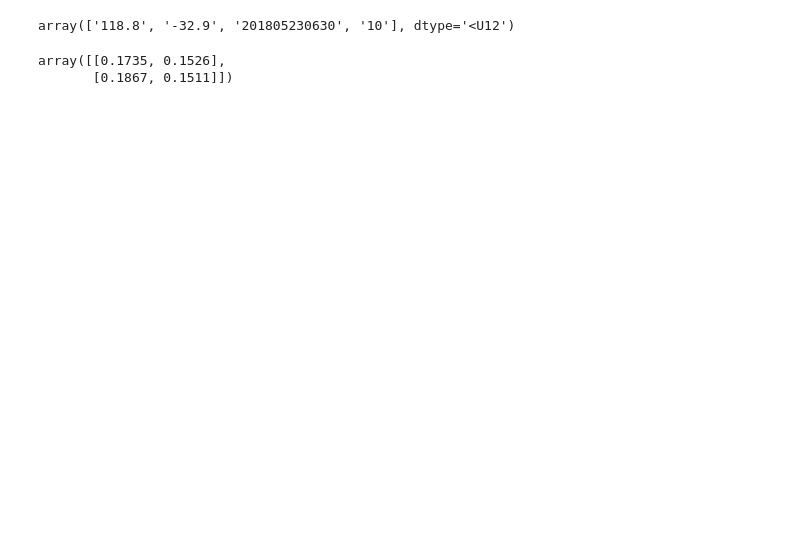
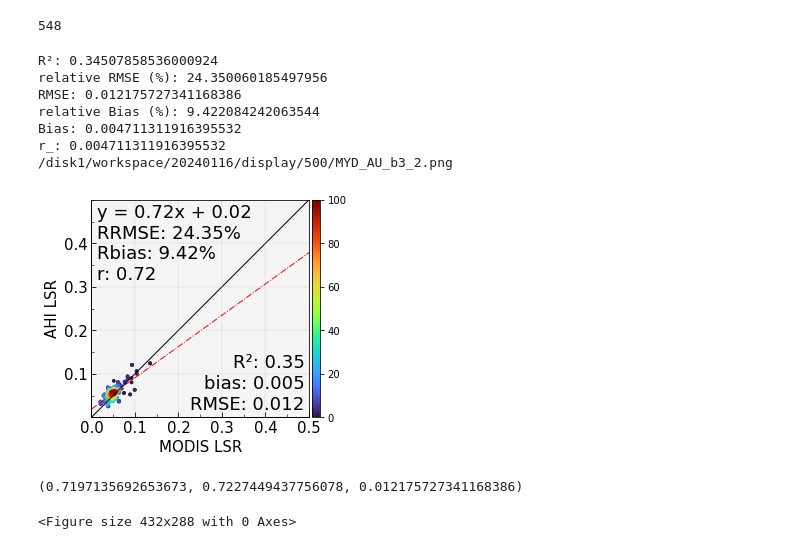
Before and after one commit to Bosh0113/MISR_AHI, a Jupyter notebook: AHI-MODIS_Inter-com_case/102_MYD_RAA_Scatter_plot.ipynb, the cells around one changed output. Drawn from its saved outputs; the diff is of its cells as text; code cells hidden in the pictures; blank space fills up the shorter version.

```diff
--- a/AHI-MODIS_Inter-com_case/102_MYD_RAA_Scatter_plot.ipynb
+++ b/AHI-MODIS_Inter-com_case/102_MYD_RAA_Scatter_plot.ipynb
@@ -59,17 +59,35 @@ def is_clearsky_record_ex(matched_info_item):
 
     cm_lon_idx = int((lon-85.)/cloudmask_res)
     cm_lat_idx = int((60.-lat)/cloudmask_res)
-    cm_roi_ex = cloudmask[cm_lat_idx-2:cm_lat_idx+2,cm_lon_idx-2:cm_lon_idx+2]
+    cm_ex = 2
+#     cm_ex = 3
+    cm_roi_ex = cloudmask[cm_lat_idx-cm_ex:cm_lat_idx+cm_ex,cm_lon_idx-cm_ex:cm_lon_idx+cm_ex]
     is_clearsky = cm_roi_ex.min()
 
     return is_clearsky
 # %%
-def read_modis_roi(lon_ex, lat_ex, modis_tif_file):
+def read_modis_roi(lon_ex, lat_ex, modis_tif_file, qa_tif_file=''):
     modis_ds = xarray.open_rasterio(modis_tif_file)[0]
     roi_ds = modis_ds.interp(x=lon_ex, y=lat_ex, method="nearest", kwargs={"fill_value": "extrapolate"}) # linear
     ref_dn = numpy.array(roi_ds.values)*1.
     ref_dn[ref_dn==-28672]=numpy.NaN
     ref_v = ref_dn*0.0001
+
+    # QA
+    if qa_tif_file != '':
+        qa_ds = xarray.open_rasterio(qa_tif_file)[0]
+        roi_qa_ds = qa_ds.interp(x=lon_ex, y=lat_ex, method="nearest", kwargs={"fill_value": "extrapolate"})
+        qs_array = numpy.array(roi_qa_ds.values)*1.
+        ref_qa = ref_v*0
+        for j in range(len(ref_v)):
+            for i in range(len(ref_v[0])):
+                if qs_array[i][j] != 65535:
+                    qs_v = bin(int(qs_array[i][j]))[2:].zfill(16)[::-1][0:3]
+                    if qs_v == '000':
+                        ref_qa[i][j]=1
+        ref_qa[ref_qa==0]=numpy.NaN
+        ref_v = ref_v*ref_qa
+
     return ref_v
 
 
@@ -79,6 +97,4 @@ def ahi_sr2modis_sr(ahi_sr_array, AHI2MODIS_para):
     offset_array = numpy.ones_like(ahi_sr_array)
     offset_array = offset_array * offset
     return ahi_sr_array * slope + offset_array
-# %% [output]
-array(['118.8', '-32.9', '201805230630', '10'], dtype='<U12')
 # %%
@@ -262,18 +301,21 @@ for ahi_info_item in ahi_ac_timelist:
         modis_geotiff_b3 = os.path.join(MYD_LSR_AU_FOLDER, 'MYD09GA.061_sur_refl_b01_1_doy2018'+modis_doy_str+'_aid0001.tif')
         modis_geotiff_b4 = os.path.join(MYD_LSR_AU_FOLDER, 'MYD09GA.061_sur_refl_b02_1_doy2018'+modis_doy_str+'_aid0001.tif')
 
-        ahi_npy_b3 = os.path.join(AHI_LSR_MA_FOLDER, ahi_info_item[0]+'_'+ahi_info_item[1]+'_'+ahi_time+'_ac_band3.npy')
-        ahi_npy_b4 = os.path.join(AHI_LSR_MA_FOLDER, ahi_info_item[0]+'_'+ahi_info_item[1]+'_'+ahi_time+'_ac_band4.npy')
+        ahi_npy_b3 = os.path.join(AHI_LSR_AU_FOLDER, ahi_info_item[0]+'_'+ahi_info_item[1]+'_'+ahi_time+'_ac_band3.npy')
+        ahi_npy_b4 = os.path.join(AHI_LSR_AU_FOLDER, ahi_info_item[0]+'_'+ahi_info_item[1]+'_'+ahi_time+'_ac_band4.npy')
 
-        if os.path.exists(ahi_npy_b3):
+        if os.path.exists(ahi_npy_b3) and os.path.exists(ahi_npy_b4):
             if is_clearsky_record_ex(ahi_info_item):
+#             if True:
                 # band3
                 roi_ahi_info_b3 = numpy.load(ahi_npy_b3, allow_pickle=True)[0]
                 roi_ahi_lsr_b3 = roi_ahi_info_b3['roi_ahi_sr']
                 roi_ahi_lons_b3 = roi_ahi_info_b3['roi_lons']
                 roi_ahi_lats_b3 = roi_ahi_info_b3['roi_lats']
 
-                roi_modis_lsr_b3 = read_modis_roi(roi_ahi_lons_b3, roi_ahi_lats_b3, modis_geotiff_b3)
+                qs_geotiff_b3 = modis_geotiff_b3.replace('sur_refl_b01','state_1km')
+                roi_modis_lsr_b3 = read_modis_roi(roi_ahi_lons_b3, roi_ahi_lats_b3, modis_geotiff_b3, qs_geotiff_b3)
+#                 roi_modis_lsr_b3 = read_modis_roi(roi_ahi_lons_b3, roi_ahi_lats_b3, modis_geotiff_b3)
                 roi_ahi2modis_lsr_b3=ahi_sr2modis_sr(roi_ahi_lsr_b3, AHI2MODIS_SBAF[str(lc_idx)+'_band3'])
 
                 modis_sr_1d_b3 = roi_modis_lsr_b3.flatten()
@@ -291,7 +333,9 @@ for ahi_info_item in ahi_ac_timelist:
                 roi_ahi_lons_b4 = roi_ahi_info_b4['roi_lons']
                 roi_ahi_lats_b4 = roi_ahi_info_b4['roi_lats']
 
-                roi_modis_lsr_b4 = read_modis_roi(roi_ahi_lons_b4, roi_ahi_lats_b4, modis_geotiff_b4)
+                qs_geotiff_b4 = modis_geotiff_b4.replace('sur_refl_b02','state_1km')
+                roi_modis_lsr_b4 = read_modis_roi(roi_ahi_lons_b4, roi_ahi_lats_b4, modis_geotiff_b4, qs_geotiff_b4)
+#                 roi_modis_lsr_b4 = read_modis_roi(roi_ahi_lons_b4, roi_ahi_lats_b4, modis_geotiff_b4)
                 roi_ahi2modis_lsr_b4=ahi_sr2modis_sr(roi_ahi_lsr_b4, AHI2MODIS_SBAF[str(lc_idx)+'_band4'])
 
                 modis_sr_1d_b4 = roi_modis_lsr_b4.flatten()
@@ -306,4 +355,7 @@ for ahi_info_item in ahi_ac_timelist:
 # %%
+PIXEL_PAIRS_MAX = 500
+
+print(len(ahi_lsr_list_b3))
 if len(ahi_lsr_list_b3) > PIXEL_PAIRS_MAX:
     # random pairs mapping
     index_array = random.sample([idx for idx in range(len(ahi_lsr_list_b3))], PIXEL_PAIRS_MAX)
@@ -319,15 +371,26 @@ if len(ahi_lsr_list_b3) > PIXEL_PAIRS_MAX:
     ahi_lsr_pts_b4 = numpy.array(ahi_lsr_list_b4)
     show_ahi_sr_b4 = ahi_lsr_pts_b4[index_array]
 else:
+    print(len(ahi_lsr_list_b3))
     show_modis_sr_b3 = numpy.array(modis_lsr_list_b3)
     show_ahi_sr_b3 = numpy.array(ahi_lsr_list_b3)
     show_modis_sr_b4 = numpy.array(modis_lsr_list_b4)
     show_ahi_sr_b4 = numpy.array(ahi_lsr_list_b4)
+# %% [output]
+548
 # %%
 figure_title = 'MYD_AU_b3_'+str(lc_idx)
-mapping_scatter(show_ahi_sr_b3, show_modis_sr_b3, figure_title, 'band3', axis_min=0.0, axis_max=0.5,save_flag=0)
+mapping_scatter(show_ahi_sr_b3, show_modis_sr_b3, figure_title, 'band3', axis_min=0.0, axis_max=0.5,save_flag=1)
 # %% [output]
-array([[0.1735, 0.1526],
-       [0.1867, 0.1511]])
+R²: 0.34507858536000924
+relative RMSE (%): 24.350060185497956
+RMSE: 0.012175727341168386
+relative Bias (%): 9.422084242063544
+Bias: 0.004711311916395532
+r_: 0.004711311916395532
+/disk1/workspace/20240116/display/500/MYD_AU_b3_2.png
+[figure, added]
+(0.7197135692653673, 0.7227449437756078, 0.012175727341168386)
+<Figure size 432x288 with 0 Axes>
 # %%
 figure_title = 'MYD_AU_b4_'+str(lc_idx)
```
Also changed, not shown: parts of 4 cells of this notebook, 7 other files.
